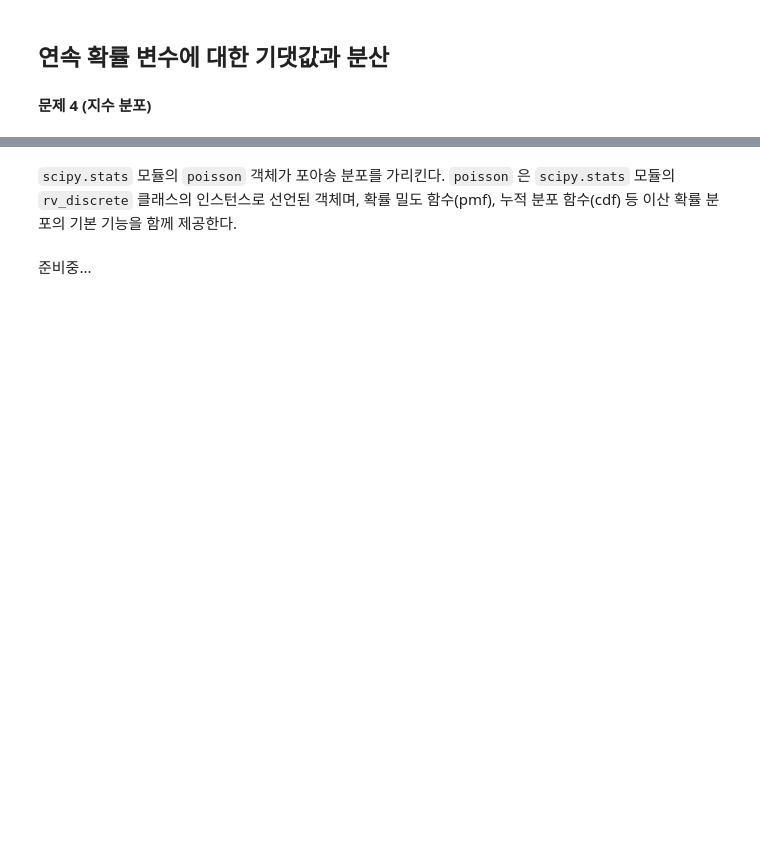
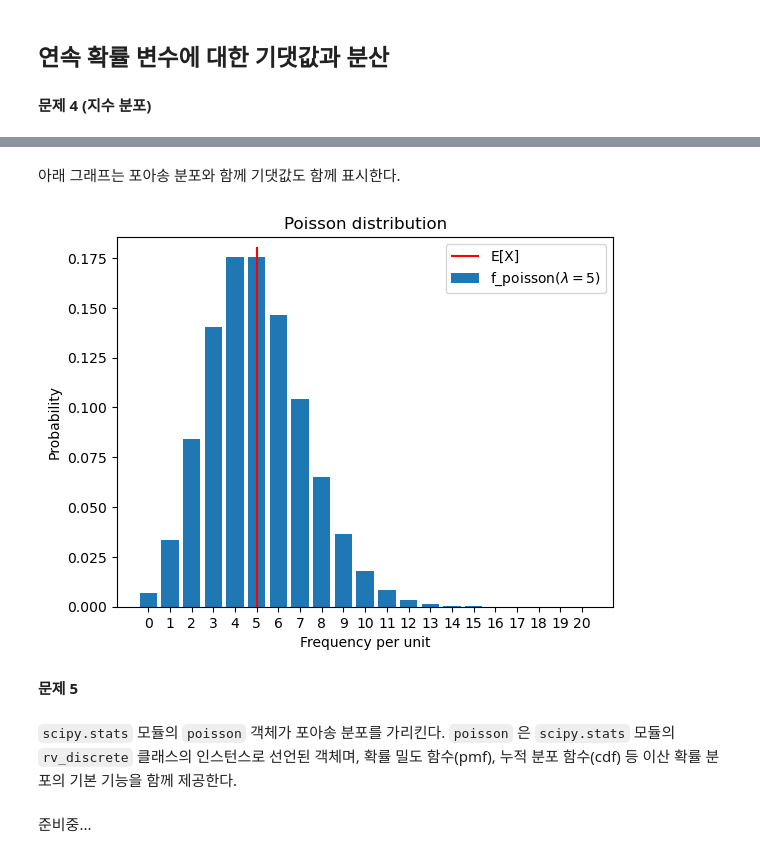
Before and after one commit to codingalzi/DataSci, a Jupyter notebook: practices/practice-expected_values-sol.ipynb, the cells around one changed output, grey strips where cells are left out. Drawn from its saved outputs; the diff is of its cells as text; code cells hidden in the pictures; blank space fills up the shorter version.

```diff
--- a/practices/practice-expected_values-sol.ipynb
+++ b/practices/practice-expected_values-sol.ipynb
@@ -589,0 +644,3 @@ $$
+# %%
+mu_poisson5 = np.sum([x * f_poisson(x, 5) for x in range(21)])
+print(f"기댓값: {mu_poisson5:.2f}")
@@ -590,3 +678,30 @@ $$
+# %% [markdown]
+아래 그래프는 포아송 분포와 함께 기댓값도 함께 표시한다.
+# %%
+fig = plt.figure()
+ax = fig.add_subplot(111)
+
+xs = np.arange(21)
+ys = np.array([f_poisson(x, 5) for x in xs])
+
+ax.bar(xs, ys, label=r'f_poisson($\lambda=5$)')
+ax.set_title('Poisson distribution')
+ax.set_xlabel('Frequency per unit')
+ax.set_ylabel('Probability')
+
+ax.vlines(mu_poisson5, 0, max(ys)+0.005, label='E[X]', color='red')
+
+ax.set_xticks(np.arange(21))
+ax.set_xticklabels(range(21))
+ax.set_ylim(0, max(ys)+0.01)
+
+ax.legend()
+
+plt.show()
+# %% [output]
+[figure, added]
+# %% [markdown]
+**문제 5**
 # %% [markdown]
 `scipy.stats` 모듈의 `poisson` 객체가 포아송 분포를 가리킨다.
 `poisson` 은 `scipy.stats` 모듈의 `rv_discrete` 클래스의 인스턴스로 선언된 객체며,
```
Also changed, not shown: parts of 52 cells of this notebook, 1 other file.
